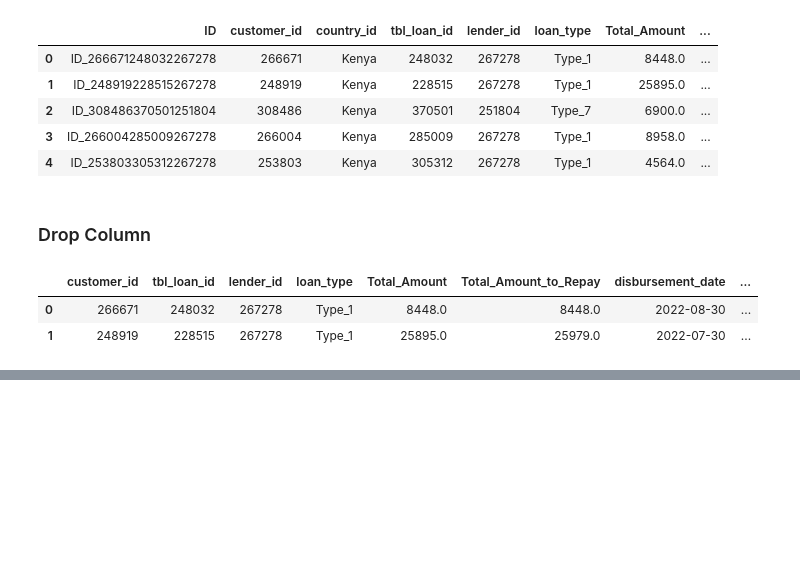
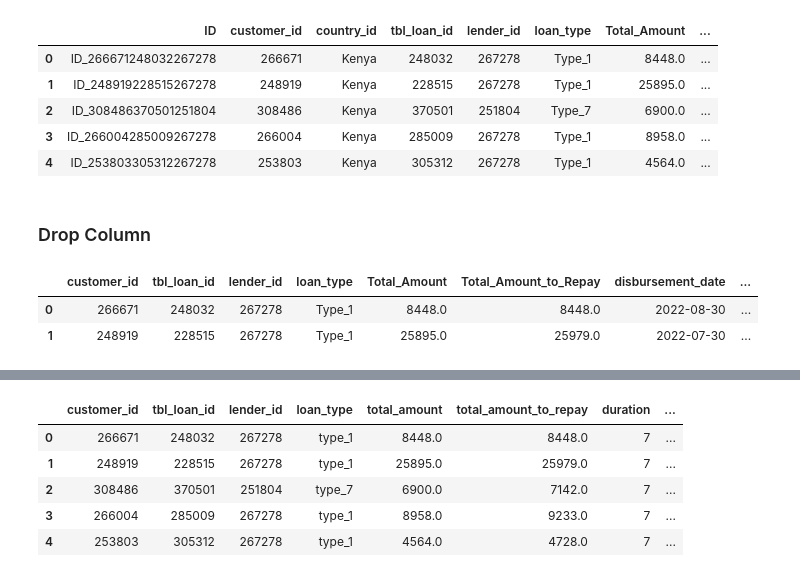
Before and after one commit to kibambe-0167/zindi-african-credit-score, a Jupyter notebook: app.ipynb, the cells around one changed output, grey strips where cells are left out. Saved outputs shown, nothing was run; the diff lists cells and outputs as text; code cells hidden in the pictures; blank space fills up the shorter version.

```diff
--- a/app.ipynb
+++ b/app.ipynb
@@ -92,0 +157,9 @@ Name: count, Length: 64, dtype: int64
+# %%
+df.head()
+# %% [output]
+|  | customer_id | tbl_loan_id | lender_id | loan_type | total_amount | total_amount_to_repay | duration | ... |
+| 0 | 266671 | 248032 | 267278 | type_1 | 8448.0 | 8448.0 | 7 | ... |
+| 1 | 248919 | 228515 | 267278 | type_1 | 25895.0 | 25979.0 | 7 | ... |
+| 2 | 308486 | 370501 | 251804 | type_7 | 6900.0 | 7142.0 | 7 | ... |
+| 3 | 266004 | 285009 | 267278 | type_1 | 8958.0 | 9233.0 | 7 | ... |
+| 4 | 253803 | 305312 | 267278 | type_1 | 4564.0 | 4728.0 | 7 | ... |
```
Also changed, not shown: parts of 34 cells of this notebook, 3 other files.
